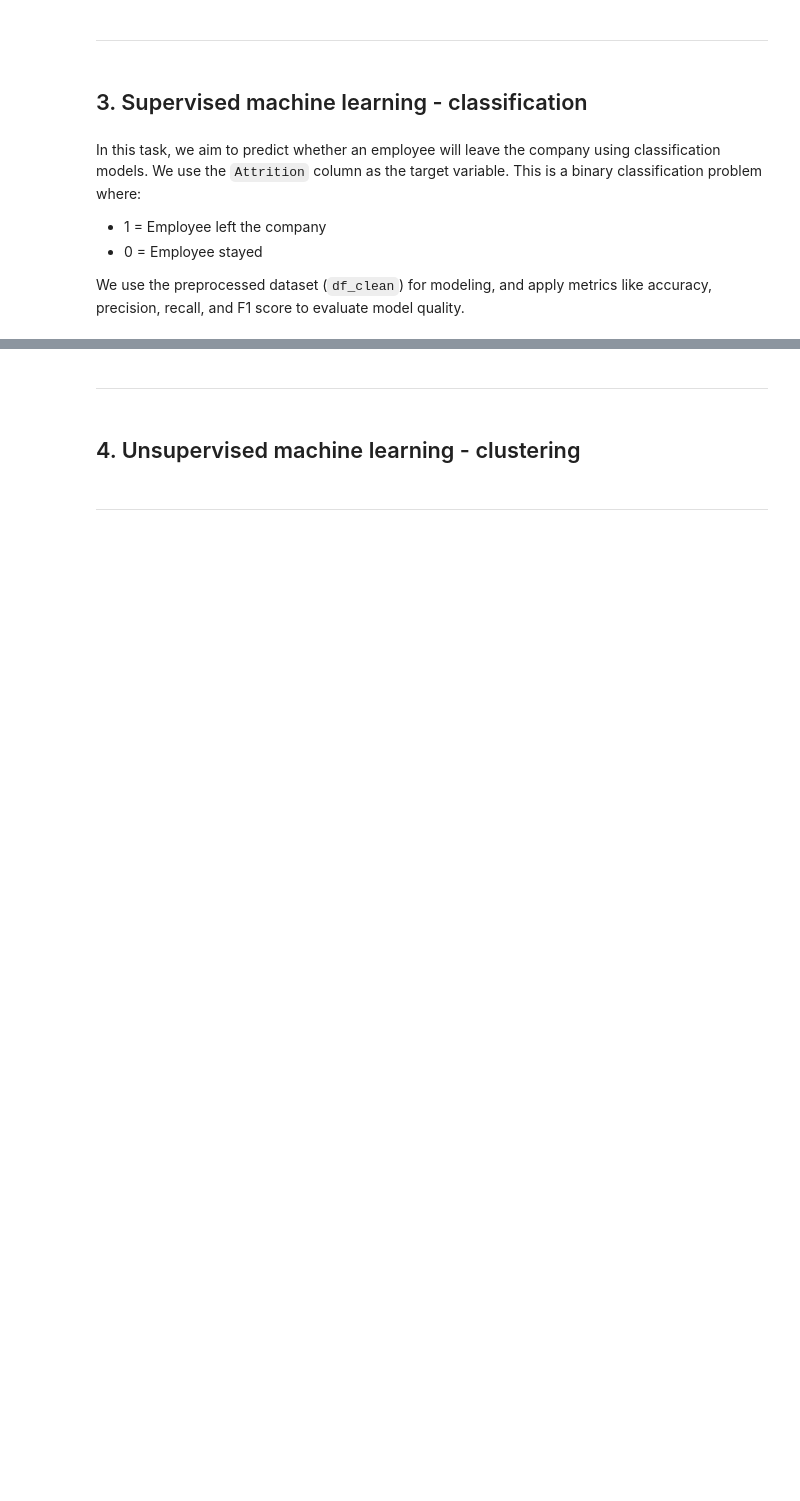
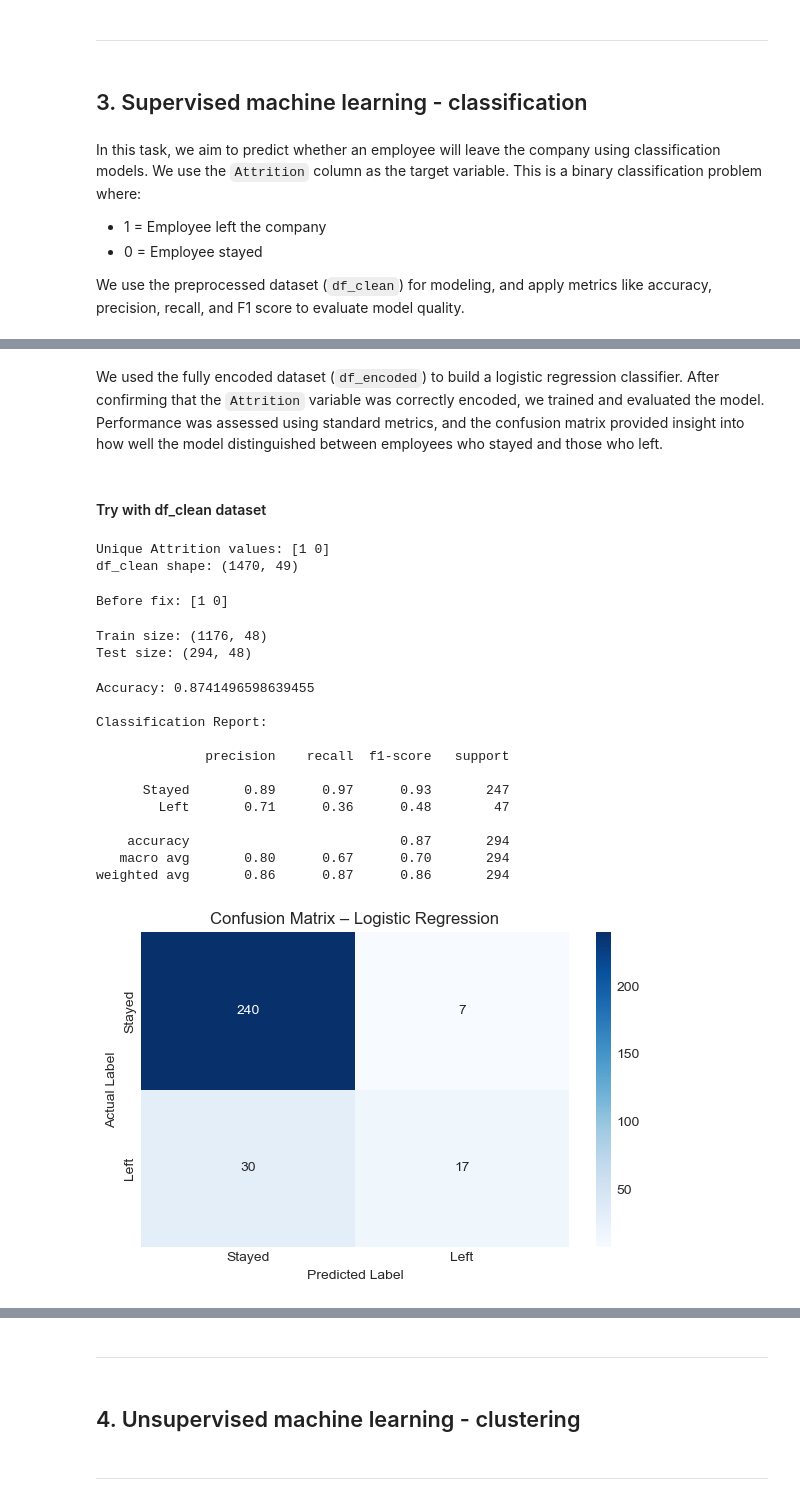
Before and after one commit to FeliciaFavrholdt/DAT-BI-MP3, a Jupyter notebook: notebooks/MP3_Group4_IBM_Analysis.ipynb, the cells around one changed output, grey strips where cells are left out. Cells and saved outputs as stored; diff of their text form; code cells hidden in the pictures; blank space fills up the shorter version.

```diff
--- a/notebooks/MP3_Group4_IBM_Analysis.ipynb
+++ b/notebooks/MP3_Group4_IBM_Analysis.ipynb
@@ -1155,0 +1195,22 @@ ValueError: Unknown label type: continuous. Maybe you are trying to fit a classi
+# %% [markdown]
+We used the fully encoded dataset (`df_encoded`) to build a logistic regression classifier. After confirming that the `Attrition` variable was correctly encoded, we trained and evaluated the model. Performance was assessed using standard metrics, and the confusion matrix provided insight into how well the model distinguished between employees who stayed and those who left.
+# %% [markdown]
+#### Try with df_clean dataset
+# %%
+# Restore df_clean from df_encoded
+df_clean = df_encoded.copy()
+
+# Just to be sure, cast Attrition to int (should already be 0/1)
+df_clean['Attrition'] = df_clean['Attrition'].astype(int)
+
+# Confirm it's fixed
+print("Unique Attrition values:", df_clean['Attrition'].unique())
+print("df_clean shape:", df_clean.shape)
+# %% [output]
+Unique Attrition values: [1 0]
+df_clean shape: (1470, 49)
+# %%
+# View current unique values before changing anything
+print("Before fix:", df_clean['Attrition'].unique())
+# %% [output]
+Before fix: [1 0]
@@ -1155,0 +1226,52 @@ ValueError: Unknown label type: continuous. Maybe you are trying to fit a classi
+# %%
+print("Train size:", X_train.shape)
+print("Test size:", X_test.shape)
+# %% [output]
+Train size: (1176, 48)
+Test size: (294, 48)
+# %%
+from sklearn.metrics import (
+    accuracy_score, classification_report,
+    confusion_matrix
+)
+import seaborn as sns
+import matplotlib.pyplot as plt
+
+# Train the model
+clf = LogisticRegression(max_iter=1000, solver='liblinear')
+clf.fit(X_train, y_train)
+
+# Predict
+y_pred = clf.predict(X_test)
+
+# Evaluation metrics
+print("Accuracy:", accuracy_score(y_test, y_pred))
+print("\nClassification Report:\n")
+print(classification_report(y_test, y_pred, target_names=["Stayed", "Left"]))
+
+# Confusion Matrix (with labels)
+conf_matrix = confusion_matrix(y_test, y_pred)
+
+plt.figure(figsize=(6, 4))
+sns.heatmap(conf_matrix, annot=True, fmt='d', cmap='Blues',
+            xticklabels=["Stayed", "Left"],
+            yticklabels=["Stayed", "Left"])
+plt.xlabel("Predicted Label")
+plt.ylabel("Actual Label")
+plt.title("Confusion Matrix – Logistic Regression")
+plt.tight_layout()
+plt.show()
+# %% [output]
+Accuracy: 0.8741496598639455
+
+Classification Report:
+
+              precision    recall  f1-score   support
+
+      Stayed       0.89      0.97      0.93       247
+        Left       0.71      0.36      0.48        47
+
+    accuracy                           0.87       294
+   macro avg       0.80      0.67      0.70       294
+weighted avg       0.86      0.87      0.86       294
+[figure, added]
```
Also changed, not shown: parts of 26 cells of this notebook.
